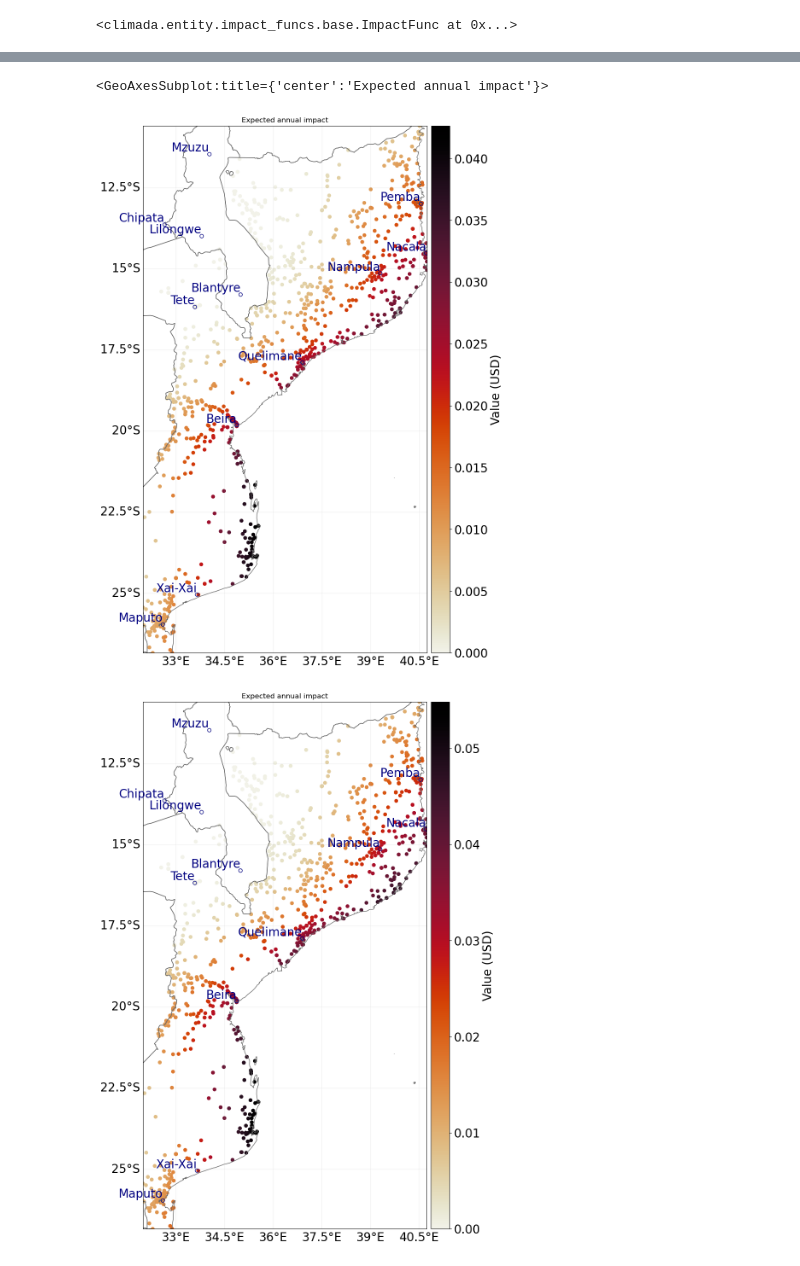
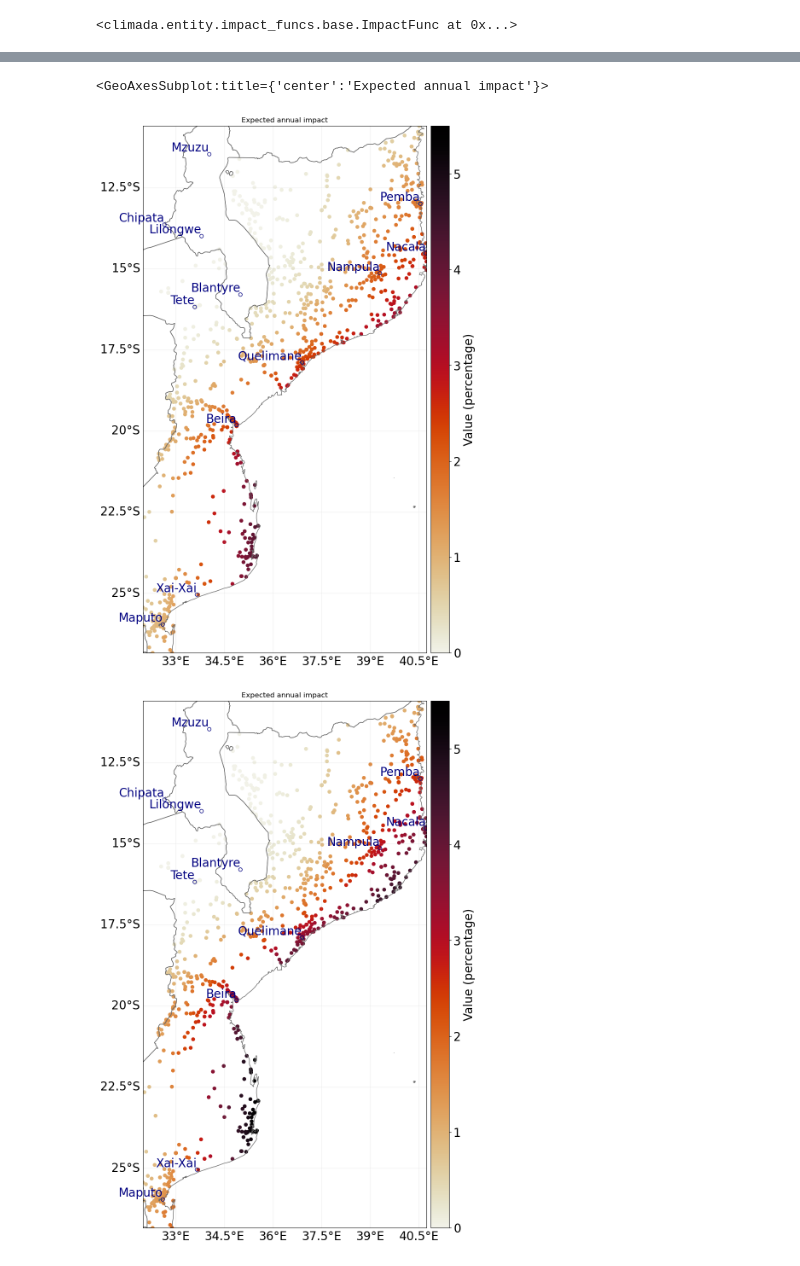
Before and after one commit to Evelyn-M/mozambique_healthcare, a Jupyter notebook: health_tc_cc.ipynb, the cells around one changed output, grey strips where cells are left out. Cells and saved outputs as stored; diff of their text form; code cells hidden in the pictures.

```diff
--- a/health_tc_cc.ipynb
+++ b/health_tc_cc.ipynb
@@ -100,10 +92,14 @@ imp_hospitals_future.calc(health_exposure, impf_TC, tc_future, save_mat=True)
 # %%
-imp_hospitals_present.plot_scatter_eai_exposure(s=30)
-imp_hospitals_future.plot_scatter_eai_exposure(s=30)
+imp_hospitals_present.unit = 'percentage'
+imp_hospitals_future.unit = 'percentage'
+
+
+imp_hospitals_present.plot_scatter_eai_exposure(s=30, vmax=5.5)
+imp_hospitals_future.plot_scatter_eai_exposure(s=30, vmax=5.5)
 # %% [output]
 <GeoAxesSubplot:title={'center':'Expected annual impact'}>
-[figure, old version]
+[figure, new version]
-[figure, old version]
+[figure, new version]
 # %%
 import copy
 change_imp = copy.deepcopy(imp_hospitals_present)
```
Also changed, not shown: parts of 19 cells of this notebook, 1 other file.
